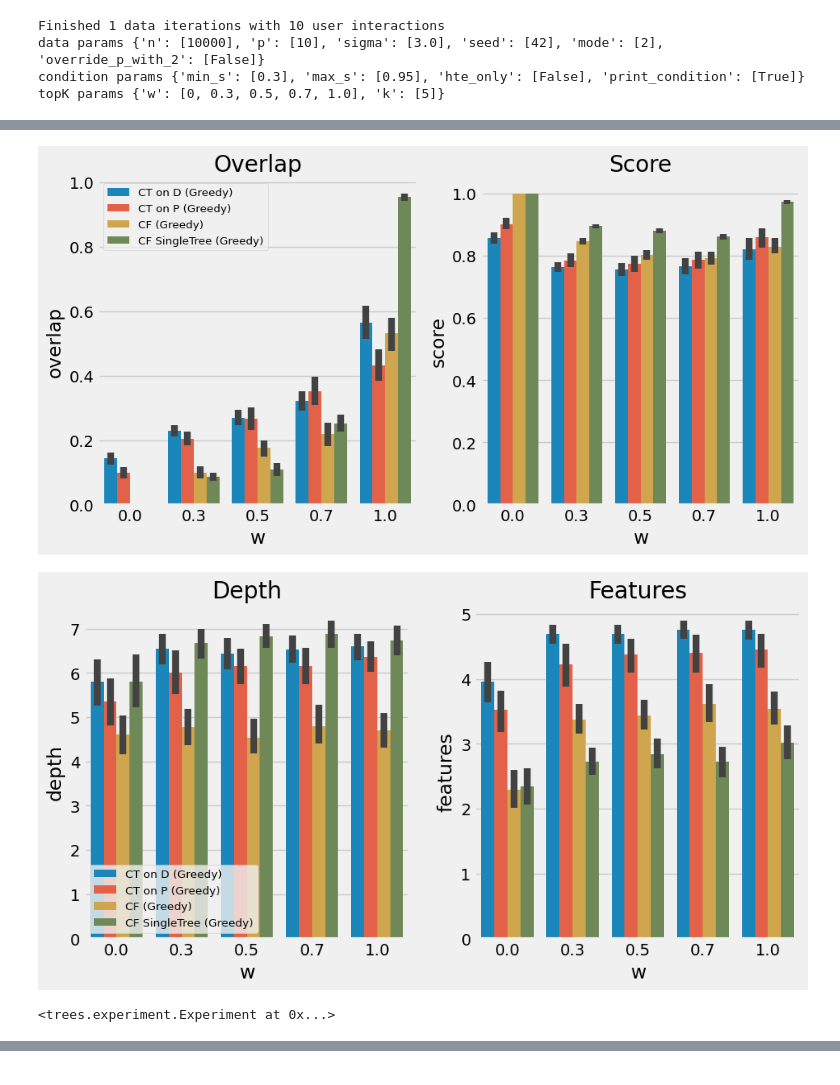
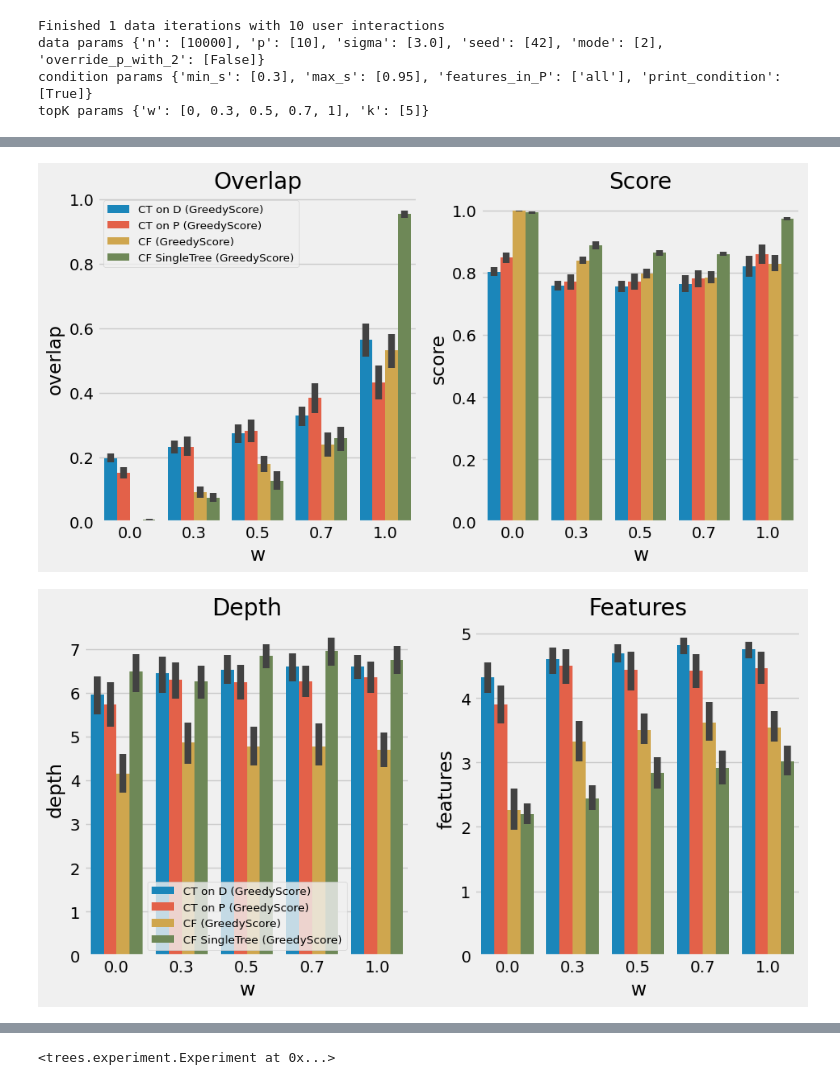
Before and after one commit to antonismand/Query-Driven-Data-Exploration-with-Heterogeneous-Treatment-Effects, a Jupyter notebook: experiments/weight.ipynb, the cells around one changed output, grey strips where cells are left out. Drawn from its saved outputs; the diff is of its cells as text; code cells hidden in the pictures.

Commit message:
fixed scanners

```diff
--- a/experiments/weight.ipynb
+++ b/experiments/weight.ipynb
@@ -2,10 +32,19 @@
 %load_ext autoreload
 %autoreload 2
 from trees.experiment import Experiment
+from trees.scanners import *
+from trees.causal_tree import *
+from trees.causal_forest import *
 
-Experiment("w", w=[0, 0.3,  0.5,  0.7, 1.0], data_iterations=1, user_iterations=10, save_csv=False)
+algs = [
+            CT(scan_method=GreedyScore),
+            CTP(scan_method=GreedyScore),
+            CF(scan_method=GreedyScore),
+            CFT(scan_method=GreedyScore),
+        ]
+Experiment("w", w=[0, 0.3, 0.5, 0.7, 1], data_iterations=1, user_iterations=10, algorithms=algs, save_csv=False)
 # %% [output]
 Finished 1 data iterations with 10 user interactions
 data params {'n': [10000], 'p': [10], 'sigma': [3.0], 'seed': [42], 'mode': [2], 'override_p_with_2': [False]}
-condition params {'min_s': [0.3], 'max_s': [0.95], 'hte_only': [False], 'print_condition': [True]}
-topK params {'w': [0, 0.3, 0.5, 0.7, 1.0], 'k': [5]}
+condition params {'min_s': [0.3], 'max_s': [0.95], 'features_in_P': ['all'], 'print_condition': [True]}
+topK params {'w': [0, 0.3, 0.5, 0.7, 1], 'k': [5]}
@@ -13,3 +52,2 @@ topK params {'w': [0, 0.3, 0.5, 0.7, 1.0], 'k': [5]}
-[figure, old version]
+[figure, new version]
-[figure, old version]
+[figure, new version]
-<trees.experiment.Experiment at 0x...>
@@ -17,0 +56 @@ topK params {'w': [0, 0.3, 0.5, 0.7, 1.0], 'k': [5]}
+<trees.experiment.Experiment at 0x...>
```
Also changed, not shown: parts of 2 cells of this notebook, 5 other files.
